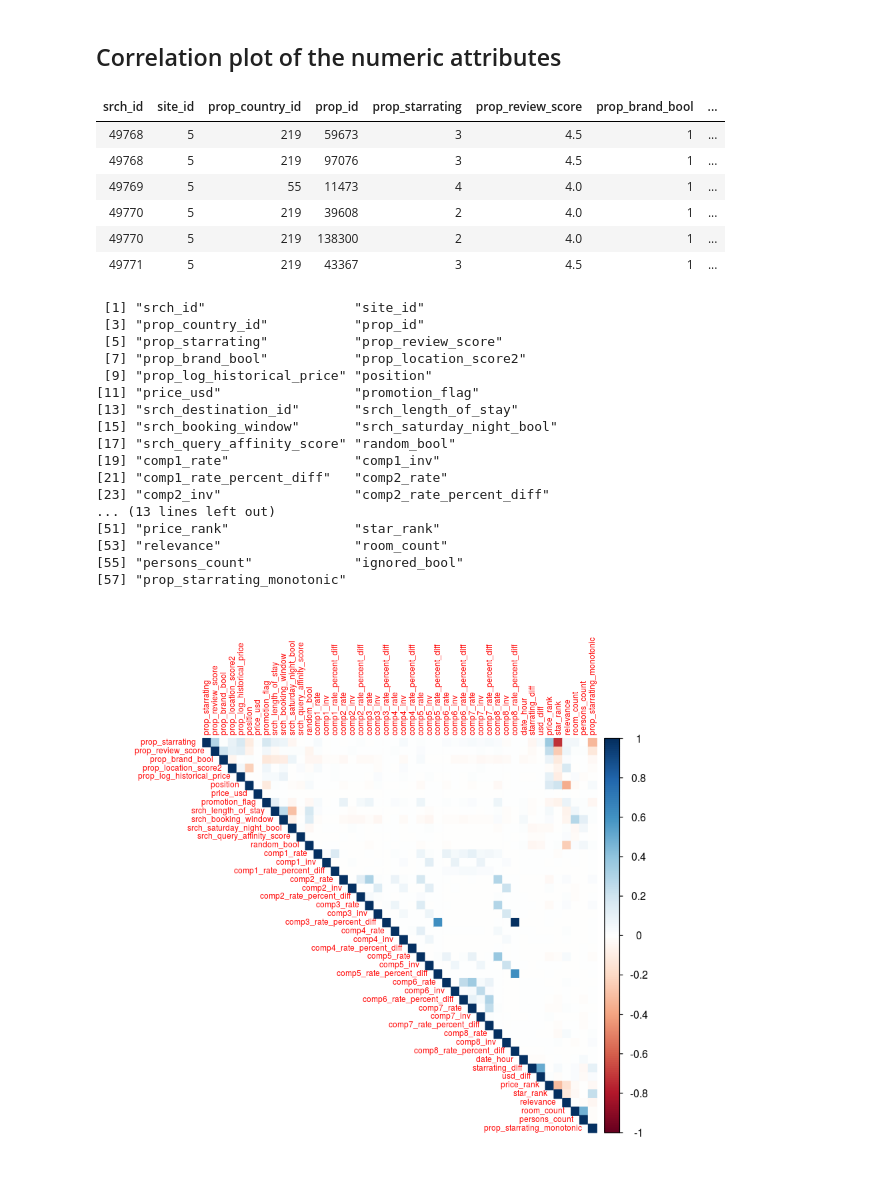
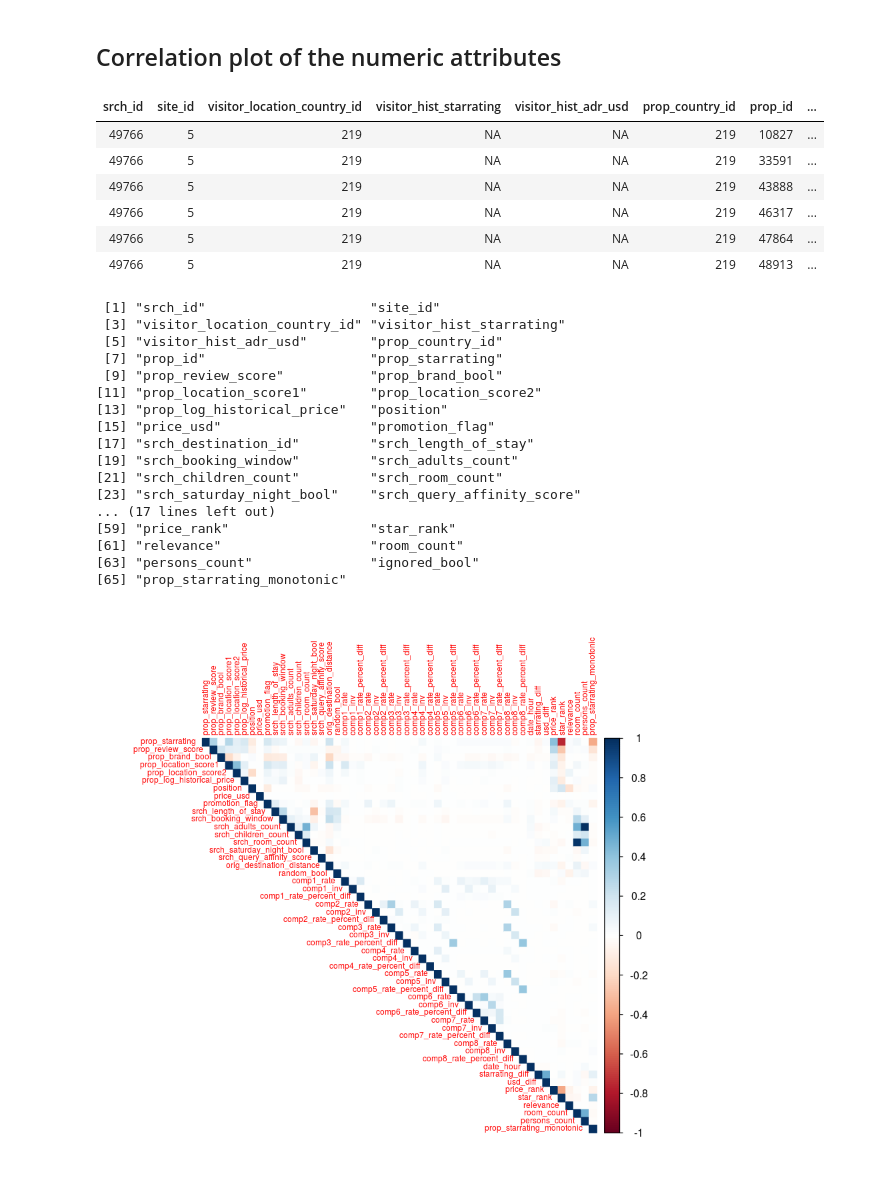
Before and after one commit to silesbu/dmt41, a Jupyter notebook: assignment2/R_analysis_assignment_2.ipynb, the cells around one changed output. Saved outputs shown, nothing was run; the diff lists cells and outputs as text; code cells hidden in the pictures.

Commit message:
Correlation plot now for full train split

```diff
--- a/assignment2/R_analysis_assignment_2.ipynb
+++ b/assignment2/R_analysis_assignment_2.ipynb
@@ -364,7 +376,7 @@ hist(as.numeric(as.character(train["visitor_hist_starrating"][,1])))
 # %% [markdown]
 ## Correlation plot of the numeric attributes
 # %%
-impTrainPath <- "/home/kevin/data_mining/data/assignment2/Balanced_Data/underTrain.csv"
+impTrainPath <- "/home/kevin/data_mining/data/assignment2/split_data_dm/mod_train.csv"
 impTrainNames <- colnames(read.csv(impTrainPath,nrows = 1))
 
 df <- read.csv(impTrainPath,colClasses=rep("numeric",length(impTrainNames)))
@@ -373,36 +385,37 @@ head(df)
 
 colnames(df)
 # %% [output]
-| srch_id | site_id | prop_country_id | prop_id | prop_starrating | prop_review_score | prop_brand_bool | ... |
-| 49768 | 5 | 219 | 59673 | 3 | 4.5 | 1 | ... |
-| 49768 | 5 | 219 | 97076 | 3 | 4.5 | 1 | ... |
-| 49769 | 5 | 55 | 11473 | 4 | 4.0 | 1 | ... |
-| 49770 | 5 | 219 | 39608 | 2 | 4.0 | 1 | ... |
-| 49770 | 5 | 219 | 138300 | 2 | 4.0 | 1 | ... |
-| 49771 | 5 | 219 | 43367 | 3 | 4.5 | 1 | ... |
+| srch_id | site_id | visitor_location_country_id | visitor_hist_starrating | visitor_hist_adr_usd | prop_country_id | prop_id | ... |
+| 49766 | 5 | 219 | NA | NA | 219 | 10827 | ... |
+| 49766 | 5 | 219 | NA | NA | 219 | 33591 | ... |
+| 49766 | 5 | 219 | NA | NA | 219 | 43888 | ... |
+| 49766 | 5 | 219 | NA | NA | 219 | 46317 | ... |
+| 49766 | 5 | 219 | NA | NA | 219 | 47864 | ... |
+| 49766 | 5 | 219 | NA | NA | 219 | 48913 | ... |
- [1] "srch_id"                   "site_id"
- [3] "prop_country_id"           "prop_id"
- [5] "prop_starrating"           "prop_review_score"
- [7] "prop_brand_bool"           "prop_location_score2"
- [9] "prop_log_historical_price" "position"
-[11] "price_usd"                 "promotion_flag"
-[13] "srch_destination_id"       "srch_length_of_stay"
-[15] "srch_booking_window"       "srch_saturday_night_bool"
-[17] "srch_query_affinity_score" "random_bool"
-[19] "comp1_rate"                "comp1_inv"
-[21] "comp1_rate_percent_diff"   "comp2_rate"
-[23] "comp2_inv"                 "comp2_rate_percent_diff"
-... (13 lines left out)
-[51] "price_rank"                "star_rank"
-[53] "relevance"                 "room_count"
-[55] "persons_count"             "ignored_bool"
-[57] "prop_starrating_monotonic"
+ [1] "srch_id"                     "site_id"
+ [3] "visitor_location_country_id" "visitor_hist_starrating"
+ [5] "visitor_hist_adr_usd"        "prop_country_id"
+ [7] "prop_id"                     "prop_starrating"
+ [9] "prop_review_score"           "prop_brand_bool"
+[11] "prop_location_score1"        "prop_location_score2"
+[13] "prop_log_historical_price"   "position"
+[15] "price_usd"                   "promotion_flag"
+[17] "srch_destination_id"         "srch_length_of_stay"
+[19] "srch_booking_window"         "srch_adults_count"
+[21] "srch_children_count"         "srch_room_count"
+[23] "srch_saturday_night_bool"    "srch_query_affinity_score"
+... (17 lines left out)
+[59] "price_rank"                  "star_rank"
+[61] "relevance"                   "room_count"
+[63] "persons_count"               "ignored_bool"
+[65] "prop_starrating_monotonic"
 # %%
 df.nums <- subset(df,select=c(-srch_id,-site_id,-prop_country_id,-prop_id,-srch_destination_id,
-                              -date_month,-date_year,-gross_bookings_usd,-booking_bool,-click_bool,
-                              -ignored_bool))
+                              -visitor_location_country_id,-date_month,-date_year,-gross_bookings_usd,
+                              -booking_bool,-click_bool,-ignored_bool,-visitor_hist_starrating,
+                              -visitor_hist_adr_usd))
 
 # type = "upper"
 corrplot(cor(df.nums),method="color",type="upper",tl.cex=0.6)
 # %% [output]
-[figure, old version]
+[figure, new version]
```
Also changed, not shown: parts of 1 cell of this notebook.
